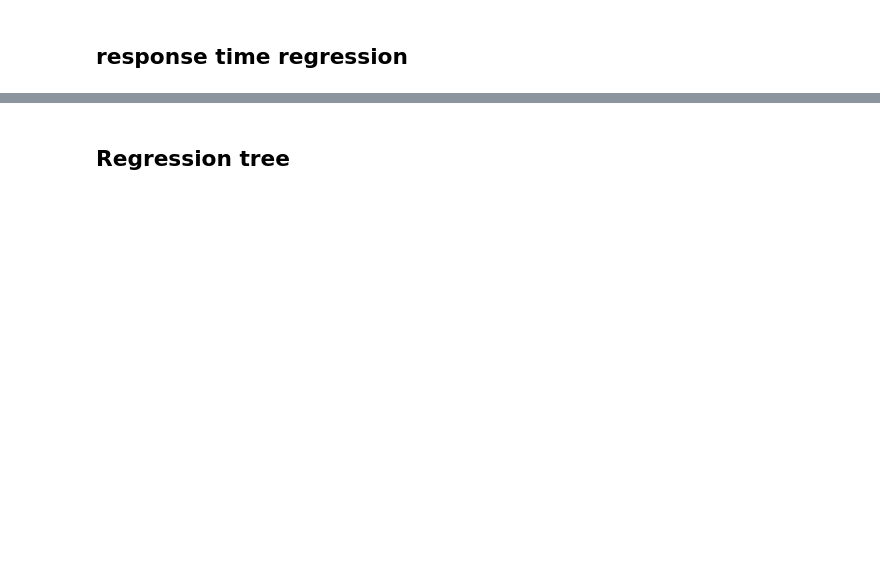
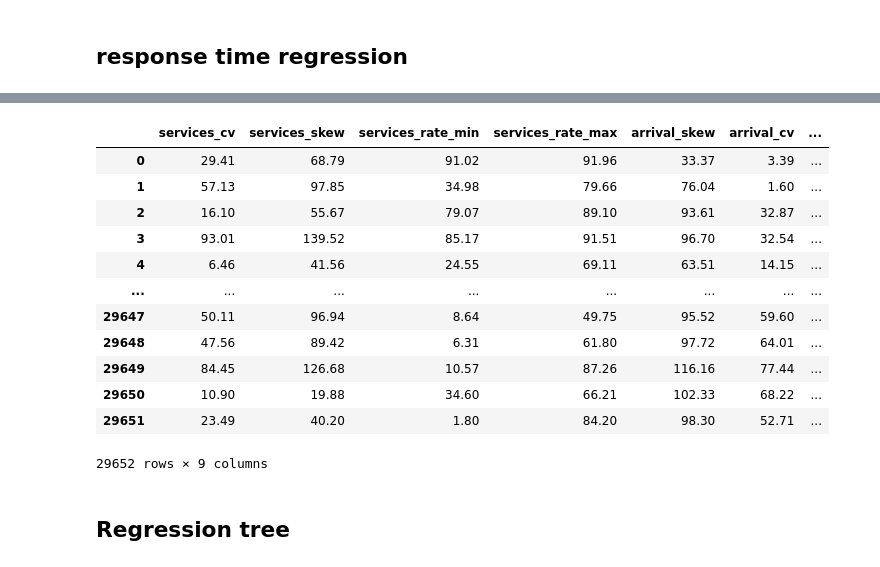
Before and after one commit to ipu69/queues-fork-join, a Jupyter notebook: ml/ml.ipynb, the cells around one changed output, grey strips where cells are left out. Cells and saved outputs as stored; diff of their text form; code cells hidden in the pictures; blank space fills up the shorter version.

```diff
--- a/ml/ml.ipynb
+++ b/ml/ml.ipynb
@@ -159,3 +162,19 @@ Name: out_response_time_avg, Length: 1000, dtype: float64
+# %%
+data.features
+# %% [output]
+|  | services_cv | services_skew | services_rate_min | services_rate_max | arrival_skew | arrival_cv | ... |
+| 0 | 29.41 | 68.79 | 91.02 | 91.96 | 33.37 | 3.39 | ... |
+| 1 | 57.13 | 97.85 | 34.98 | 79.66 | 76.04 | 1.60 | ... |
+| 2 | 16.10 | 55.67 | 79.07 | 89.10 | 93.61 | 32.87 | ... |
+| 3 | 93.01 | 139.52 | 85.17 | 91.51 | 96.70 | 32.54 | ... |
+| 4 | 6.46 | 41.56 | 24.55 | 69.11 | 63.51 | 14.15 | ... |
+| ... | ... | ... | ... | ... | ... | ... | ... |
+| 29647 | 50.11 | 96.94 | 8.64 | 49.75 | 95.52 | 59.60 | ... |
+| 29648 | 47.56 | 89.42 | 6.31 | 61.80 | 97.72 | 64.01 | ... |
+| 29649 | 84.45 | 126.68 | 10.57 | 87.26 | 116.16 | 77.44 | ... |
+| 29650 | 10.90 | 19.88 | 34.60 | 66.21 | 102.33 | 68.22 | ... |
+| 29651 | 23.49 | 40.20 | 1.80 | 84.20 | 98.30 | 52.71 | ... |
+29652 rows × 9 columns
 # %% [markdown]
 ## Regression tree
 # %%
```
Also changed, not shown: parts of 9 cells of this notebook, 2 other files.
